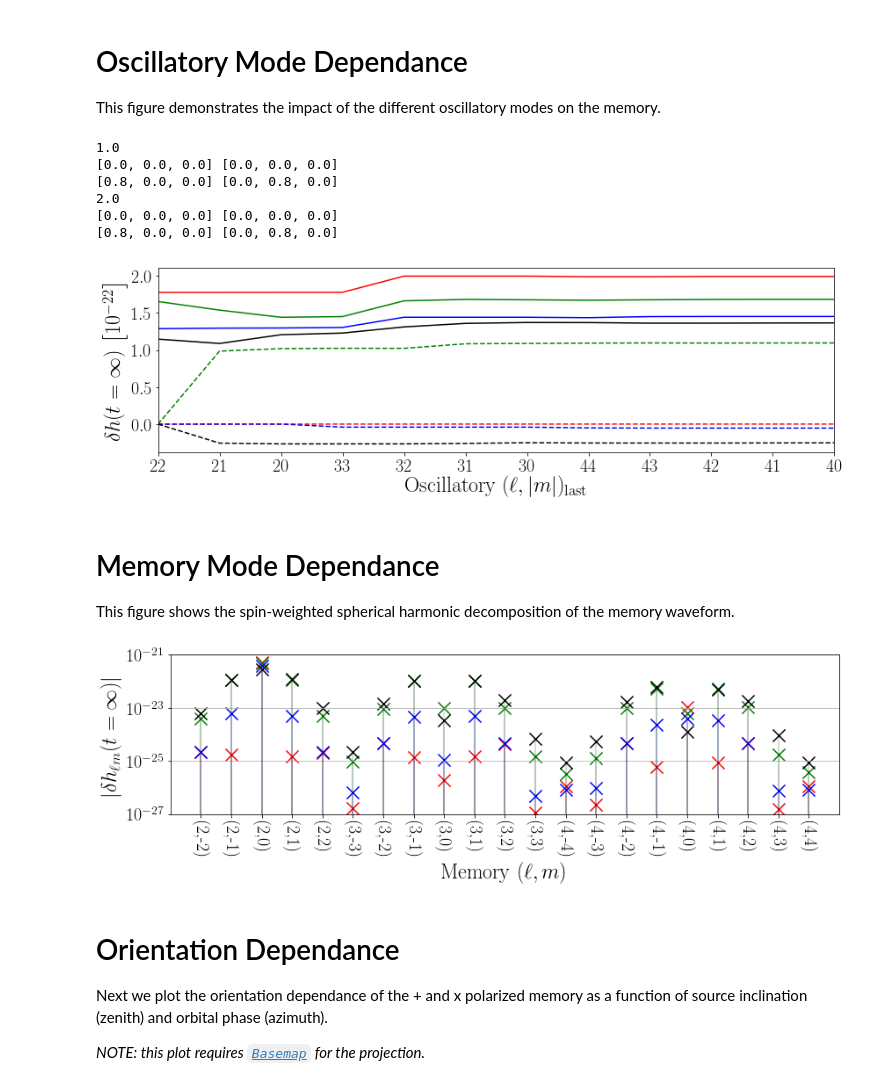
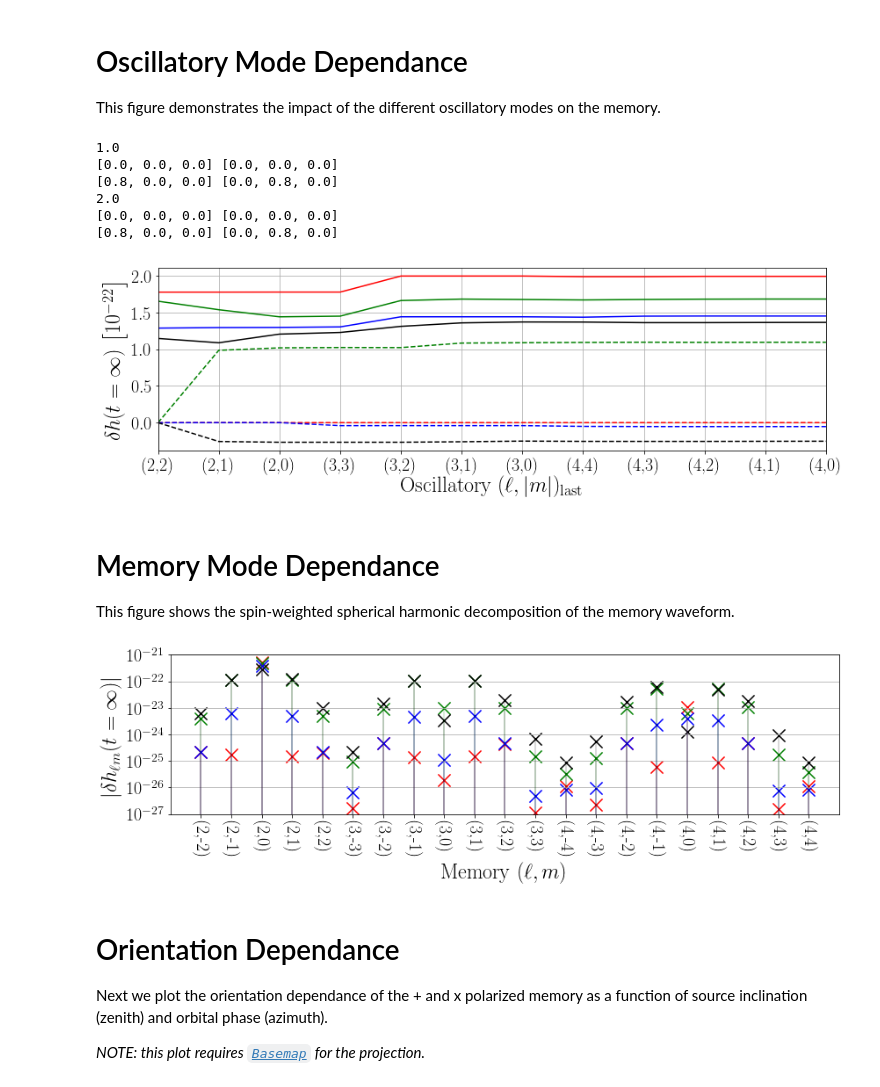
Before and after one commit to ColmTalbot/gwmemory, a Jupyter notebook: examples/GWMemory.ipynb, the cells around one changed output. Drawn from its saved outputs; the diff is of its cells as text; code cells hidden in the pictures.

```diff
--- a/examples/GWMemory.ipynb
+++ b/examples/GWMemory.ipynb
@@ -111,34 +111,37 @@ fig=figure(figsize=(12, 4))
 
 for ii, q in enumerate(qs):
     for jj, (S1, S2) in  enumerate(zip(S1s, S2s)):
 
         key = '{}{}{}'.format(q, S1, S2)
         max_h_mems_plus = mems_plus[key]
         max_h_mems_cross = mems_cross[key]
 
         plot(range(len(max_h_mems_plus)), max_h_mems_plus * 1e22, color=colours[ii + jj * 2], linestyle='-',
              label='$q={}$, $S_1={}$, $S_2={}$'.format(q, S1, S2))
         plot(range(len(max_h_mems_cross)), max_h_mems_cross * 1e22, color=colours[ii + jj * 2], linestyle='--')
 
 xticks(range(len(max_h_mems_plus)))
+keys = ['({},{})'.format(ell, delta_m) for ell, delta_m in keys]
 ax = gca()
 ax.set_xticklabels(keys)
 xlim(0, len(max_h_mems_plus)-1)
+ax.grid(axis='both')
 
 xlabel('Oscillatory $(\ell, |m|)_{\mathrm{last}}$')
 ylabel('$\delta h(t=\infty) \, \left[10^{-22}\\right]$')
 
 tight_layout()
+savefig('/home/colm.talbot/projects/memory/plots/figure2.pdf', format='pdf', dpi=600)
 show()
 close()
 # %% [output]
 1.0
 [0.0, 0.0, 0.0] [0.0, 0.0, 0.0]
 [0.8, 0.0, 0.0] [0.0, 0.8, 0.0]
 2.0
 [0.0, 0.0, 0.0] [0.0, 0.0, 0.0]
 [0.8, 0.0, 0.0] [0.0, 0.8, 0.0]
-[figure, old version]
+[figure, new version]
 # %% [markdown]
 # Memory Mode Dependance
 
@@ -151,6 +154,8 @@ S1s = [[0., 0., 0.], [0.8, 0., 0.]]
 S2s = [[0., 0., 0.], [0., 0.8, 0.]]
 
 colours = ['r', 'b', 'g', 'k']
+
+times = np.linspace(-0.08, 0.02, 10001)
 
 for ii, q in enumerate(qs):
     for jj, (S1, S2) in  enumerate(zip(S1s, S2s)):
@@ -183,15 +188,16 @@ ylim(1e-27, 1e-21)
 yscale('log')
 ylabel('$|\delta h_{\ell m}(t=\infty)|$')
 
-# legend(loc='upper right', fontsize=12, ncol=2)
 ax = plt.gca()
+ax.set_yticks(np.logspace(-27, -21, 7))
 ax.grid(axis='y')
 
 tight_layout()
+savefig('/home/colm.talbot/projects/memory/plots/figure3.pdf', format='pdf', dpi=600)
 show()
 close()
 # %% [output]
-[figure, old version]
+[figure, new version]
 # %% [markdown]
 # Orientation Dependance
 
```
Also changed, not shown: parts of 6 cells of this notebook.
